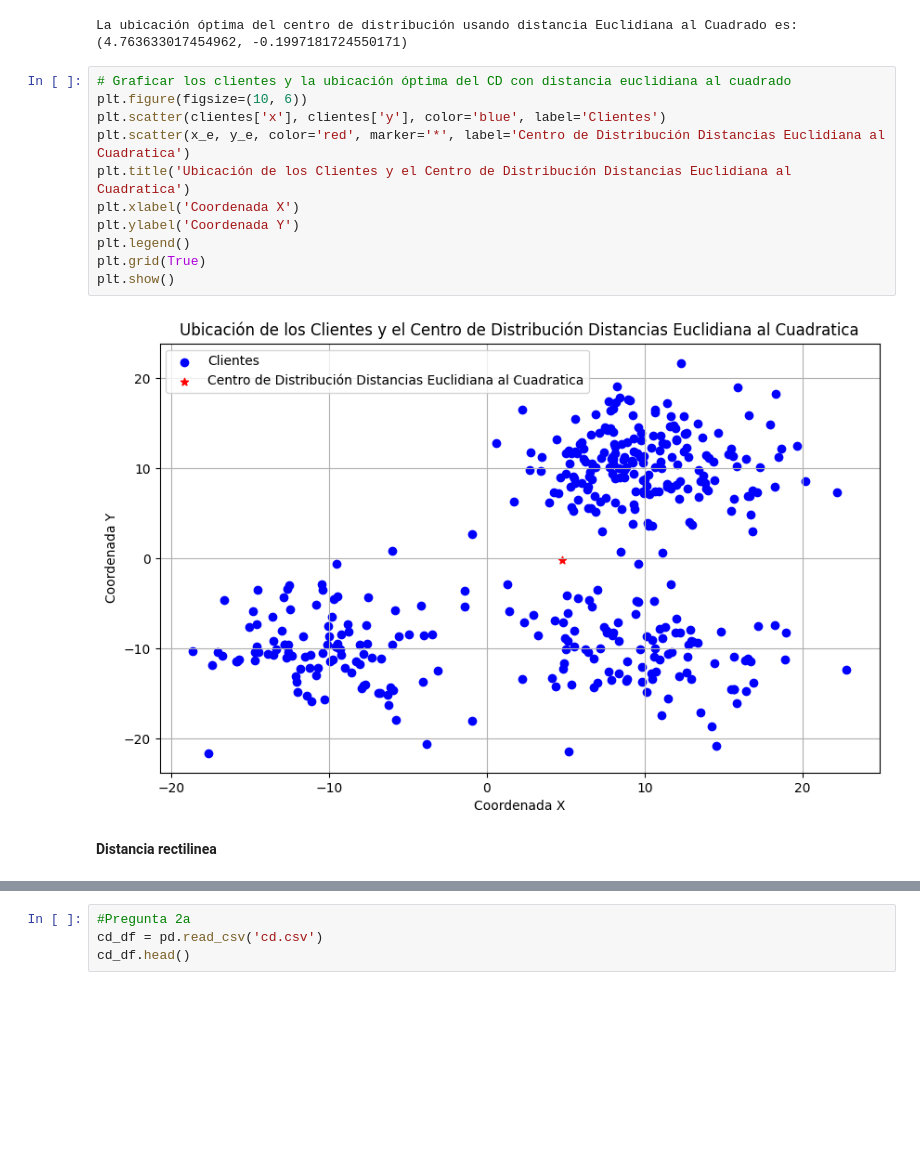
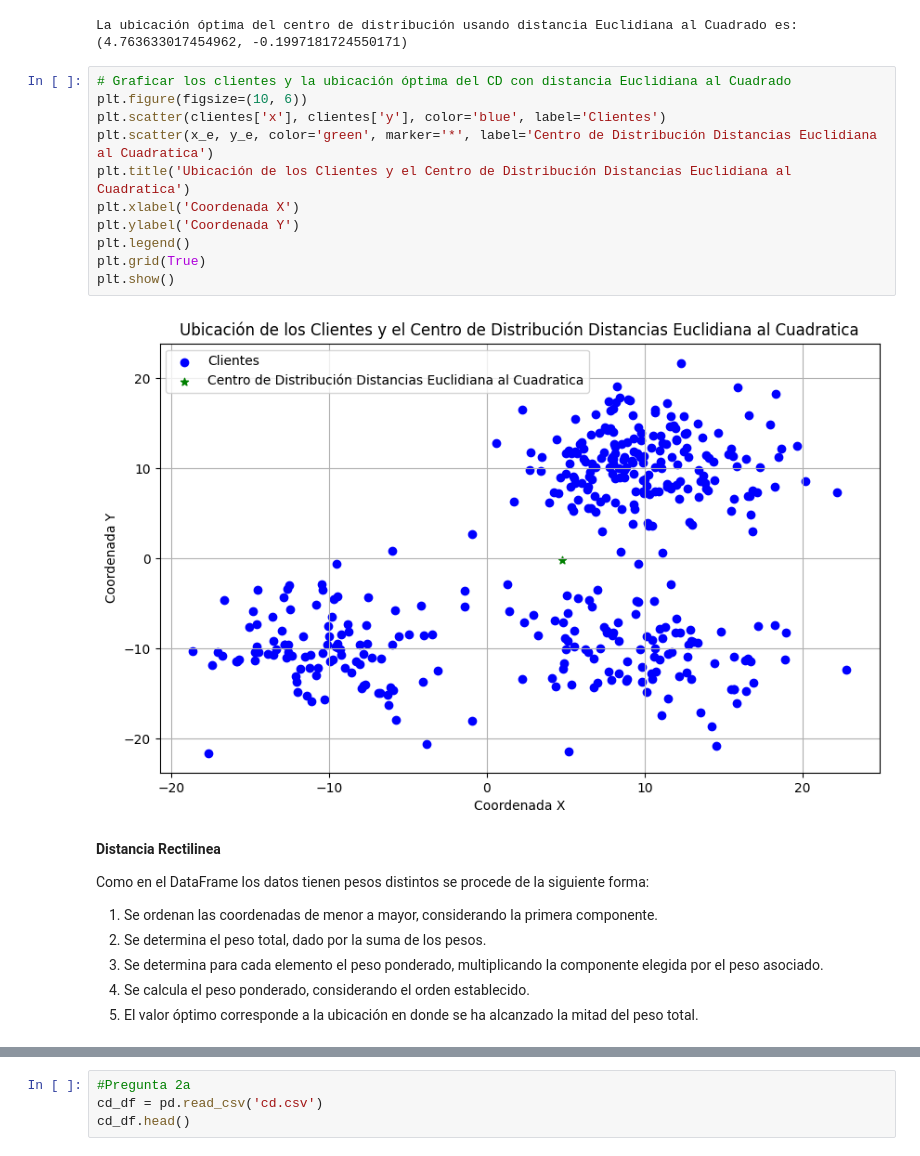
Before and after one commit to MacaMujica/taller-1-cadenas-de-suministros, a Jupyter notebook: tarea1.ipynb, the cells around one changed output, grey strips where cells are left out. Cells and saved outputs as stored; diff of their text form; blank space fills up the shorter version.

```diff
--- a/tarea1.ipynb
+++ b/tarea1.ipynb
@@ -135,18 +147,26 @@ print(f"La ubicación óptima del centro de distribución usando distancia Eucli
 # %% [output]
 La ubicación óptima del centro de distribución usando distancia Euclidiana al Cuadrado es: (4.763633017454962, -0.1997181724550171)
 # %%
-# Graficar los clientes y la ubicación óptima del CD con distancia euclidiana al cuadrado
+# Graficar los clientes y la ubicación óptima del CD con distancia Euclidiana al Cuadrado
 plt.figure(figsize=(10, 6))
 plt.scatter(clientes['x'], clientes['y'], color='blue', label='Clientes')
-plt.scatter(x_e, y_e, color='red', marker='*', label='Centro de Distribución Distancias Euclidiana al Cuadratica')
+plt.scatter(x_e, y_e, color='green', marker='*', label='Centro de Distribución Distancias Euclidiana al Cuadratica')
 plt.title('Ubicación de los Clientes y el Centro de Distribución Distancias Euclidiana al Cuadratica')
 plt.xlabel('Coordenada X')
 plt.ylabel('Coordenada Y')
 plt.legend()
 plt.grid(True)
 plt.show()
 # %% [output]
-[figure, old version]
+[figure, new version]
-# %% [markdown]
-**Distancia rectilinea**
+# %% [markdown]
+**Distancia Rectilinea**
+
+Como en el DataFrame los datos tienen pesos distintos se procede de la siguiente forma:
+
+1. Se ordenan las coordenadas de menor a mayor, considerando la primera componente.
+2. Se determina el peso total, dado por la suma de los pesos.
+3. Se determina para cada elemento el peso ponderado, multiplicando la componente elegida por el peso asociado.
+4. Se calcula el peso ponderado, considerando el orden establecido.
+5. El valor óptimo corresponde a la ubicación en donde se ha alcanzado la mitad del peso total.
 # %%
```
Also changed, not shown: parts of 49 cells of this notebook.
